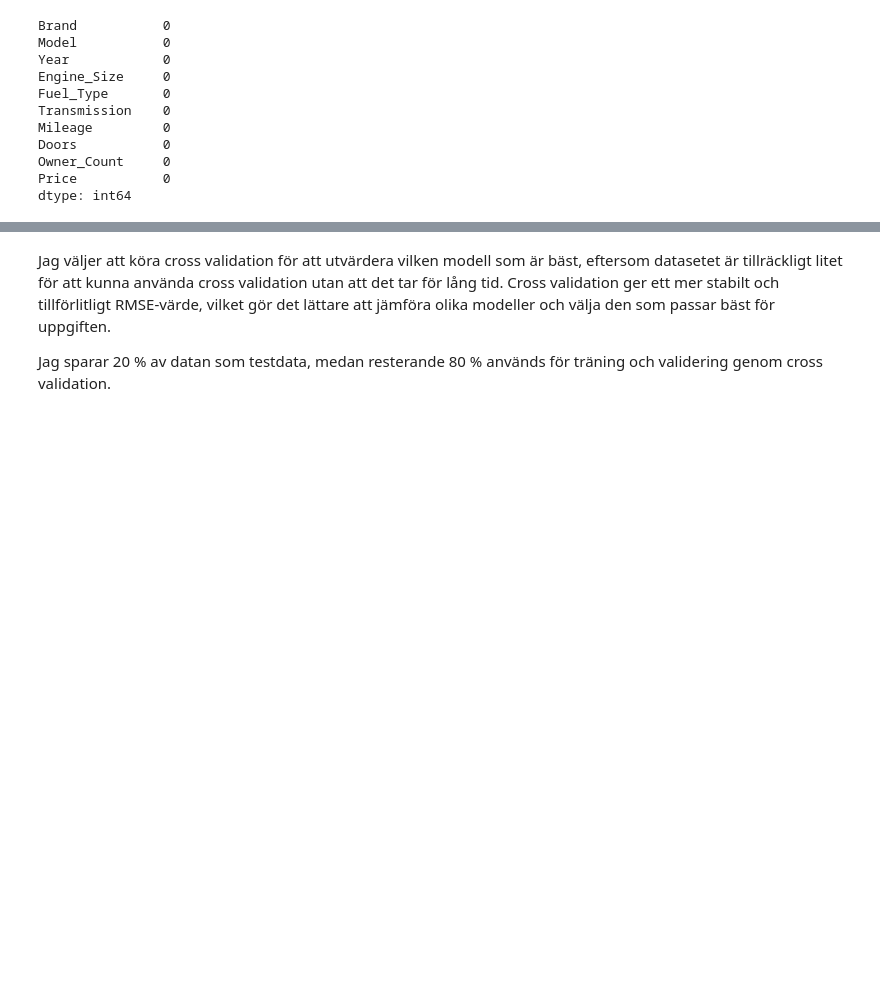
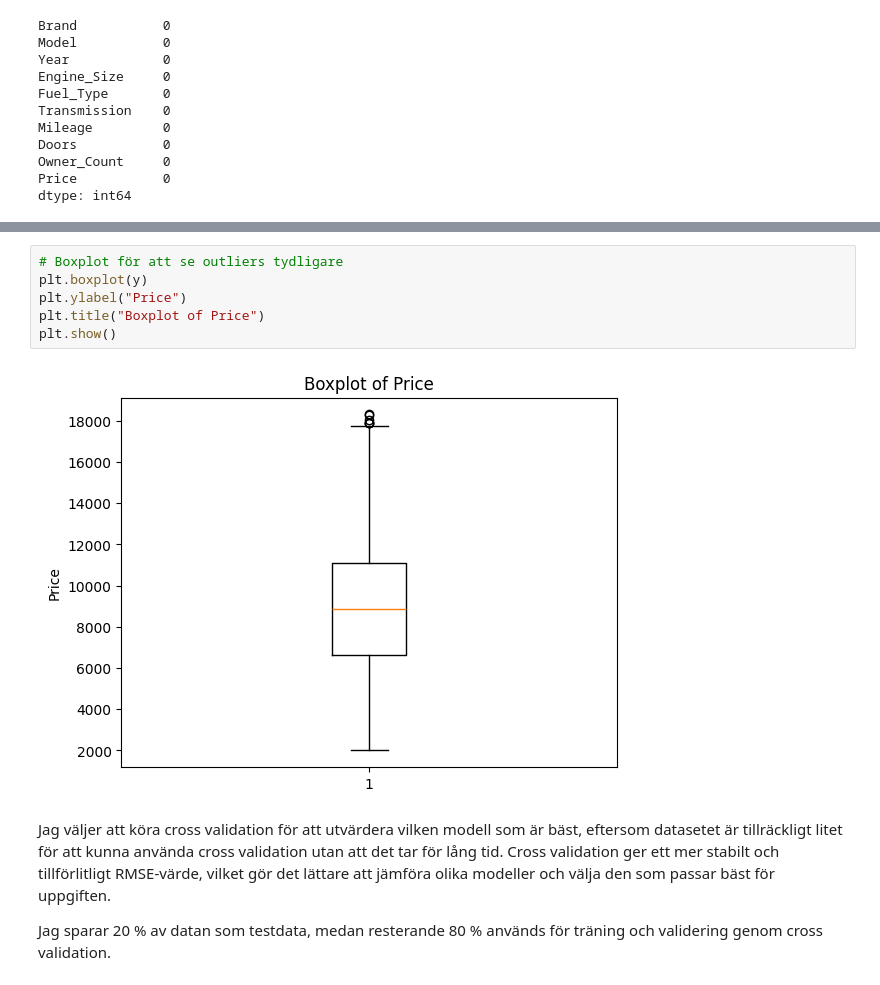
Before and after one commit to IsabelleTrysberg/ML-gruppuppgift-car_price, a Jupyter notebook: ML_car_price_.ipynb, the cells around one changed output, grey strips where cells are left out. Saved outputs shown, nothing was run; the diff lists cells and outputs as text; blank space fills up the shorter version.

```diff
--- a/ML_car_price_.ipynb
+++ b/ML_car_price_.ipynb
@@ -131,3 +140,11 @@ dtype: int64
+# %%
+# Boxplot för att se outliers tydligare
+plt.boxplot(y)
+plt.ylabel("Price")
+plt.title("Boxplot of Price")
+plt.show()
+# %% [output]
+[figure, added]
 # %% [markdown]
 Jag väljer att köra cross validation för att utvärdera vilken modell som är bäst, eftersom datasetet är tillräckligt litet för att kunna använda cross validation utan att det tar för lång tid. Cross validation ger ett mer stabilt och tillförlitligt RMSE-värde, vilket gör det lättare att jämföra olika modeller och välja den som passar bäst för uppgiften.
 
```
Also changed, not shown: parts of 1 cell of this notebook.
